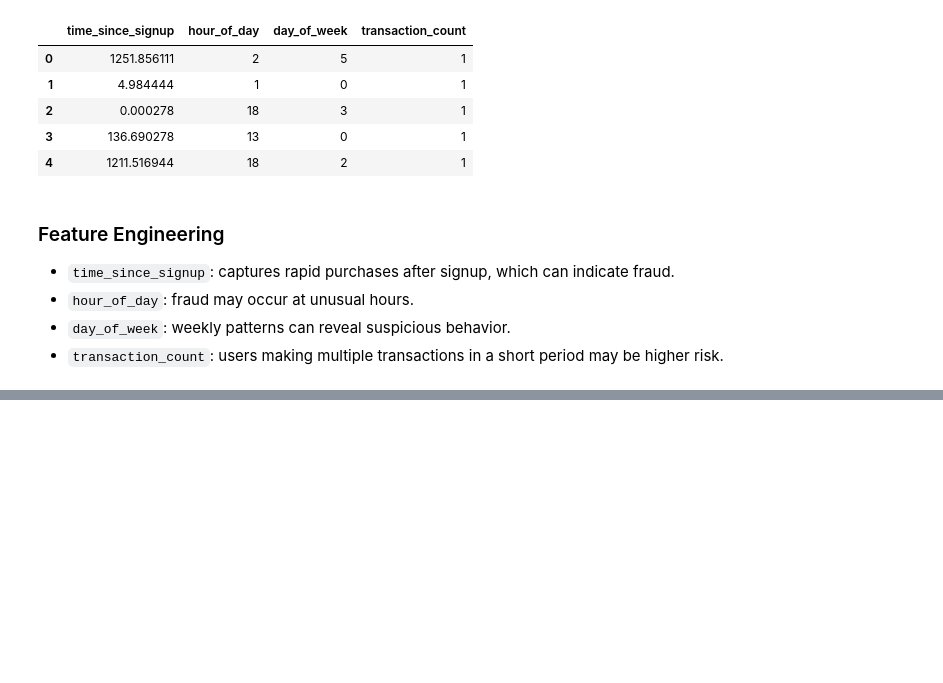
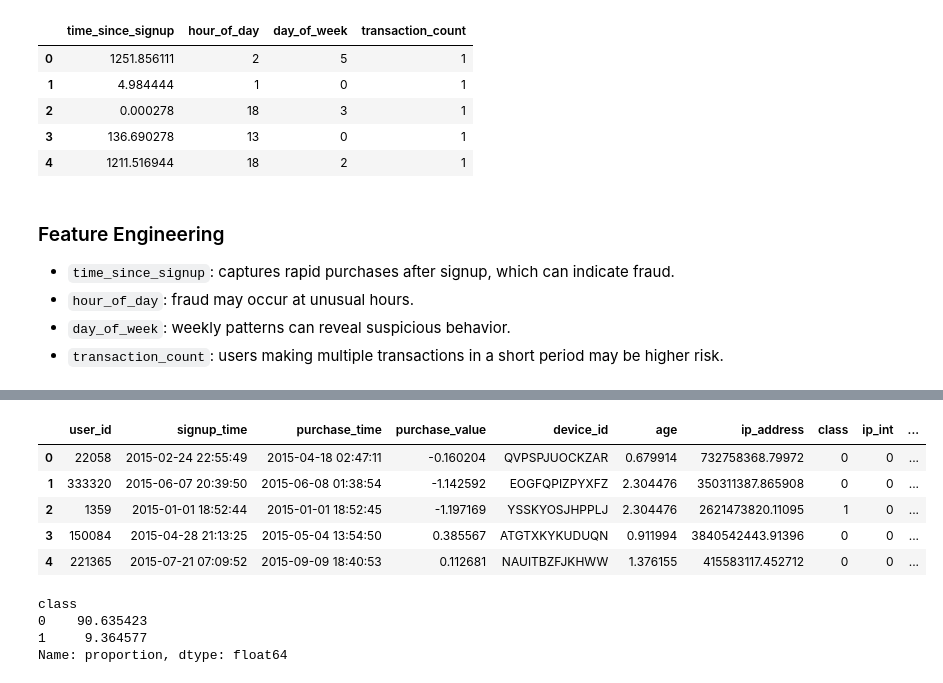
Before and after one commit to yosefmaregn2017-droid/fraud-detection, a Jupyter notebook: notebooks/eda-fraud-data.ipynb, the cells around one changed output, grey strips where cells are left out. Saved outputs shown, nothing was run; the diff lists cells and outputs as text; code cells hidden in the pictures; blank space fills up the shorter version.

```diff
--- a/notebooks/eda-fraud-data.ipynb
+++ b/notebooks/eda-fraud-data.ipynb
@@ -203,0 +221,24 @@ fraud[['time_since_signup', 'hour_of_day', 'day_of_week', 'transaction_count']].
+# %%
+from sklearn.preprocessing import StandardScaler
+
+num_cols = ['purchase_value', 'age', 'time_since_signup', 'transaction_count']
+
+scaler = StandardScaler()
+fraud_encoded[num_cols] = scaler.fit_transform(fraud_encoded[num_cols])
+
+fraud_encoded.head()
+# %% [output]
+|  | user_id | signup_time | purchase_time | purchase_value | device_id | age | ip_address | class | ip_int | ... |
+| 0 | 22058 | 2015-02-24 22:55:49 | 2015-04-18 02:47:11 | -0.160204 | QVPSPJUOCKZAR | 0.679914 | 732758368.79972 | 0 | 0 | ... |
+| 1 | 333320 | 2015-06-07 20:39:50 | 2015-06-08 01:38:54 | -1.142592 | EOGFQPIZPYXFZ | 2.304476 | 350311387.865908 | 0 | 0 | ... |
+| 2 | 1359 | 2015-01-01 18:52:44 | 2015-01-01 18:52:45 | -1.197169 | YSSKYOSJHPPLJ | 2.304476 | 2621473820.11095 | 1 | 0 | ... |
+| 3 | 150084 | 2015-04-28 21:13:25 | 2015-05-04 13:54:50 | 0.385567 | ATGTXKYKUDUQN | 0.911994 | 3840542443.91396 | 0 | 0 | ... |
+| 4 | 221365 | 2015-07-21 07:09:52 | 2015-09-09 18:40:53 | 0.112681 | NAUITBZFJKHWW | 1.376155 | 415583117.452712 | 0 | 0 | ... |
+# %%
+fraud_encoded['class'].value_counts()
+fraud_encoded['class'].value_counts(normalize=True) * 100
+# %% [output]
+class
+0    90.635423
+1     9.364577
+Name: proportion, dtype: float64
```
Also changed, not shown: parts of 4 cells of this notebook.
